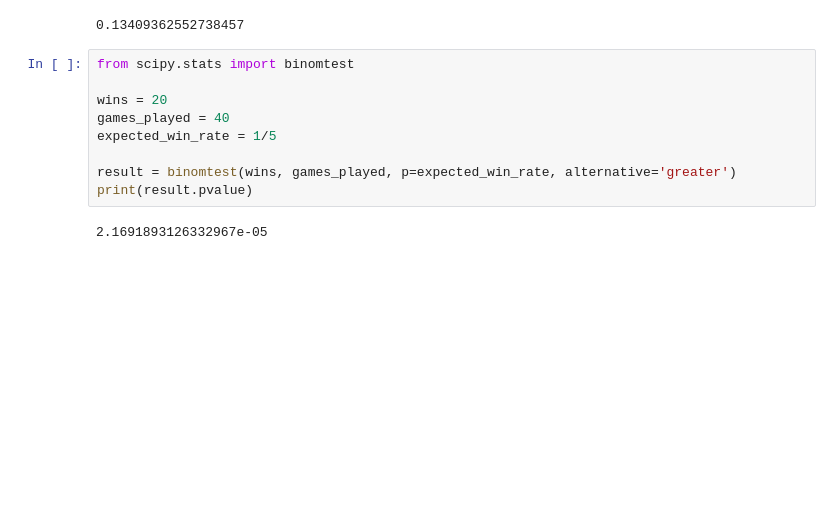
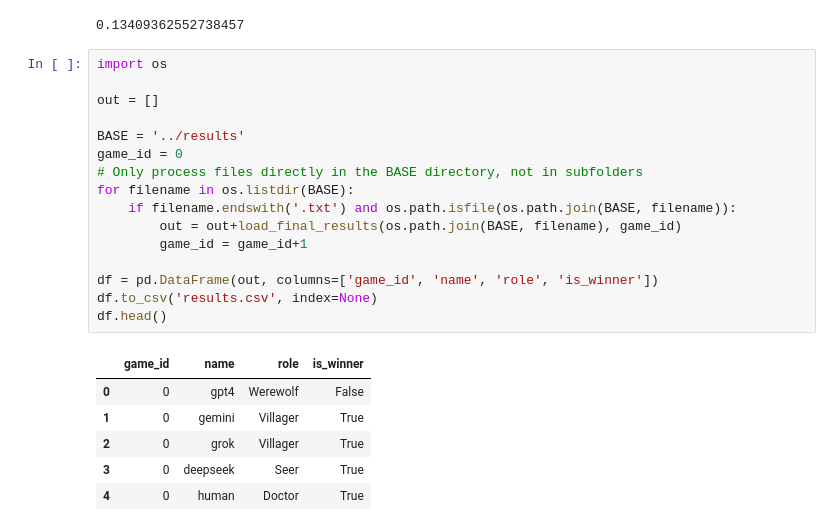
Before and after one commit to giteliot/werewolf_llm, a Jupyter notebook: notebooks/results.ipynb, the cells around one changed output. Drawn from its saved outputs; the diff is of its cells as text; blank space fills up the shorter version.

```diff
--- a/notebooks/results.ipynb
+++ b/notebooks/results.ipynb
@@ -120,14 +120,26 @@ result = binomtest(wins, games_played, p=expected_win_rate, alternative='greater
 print(result.pvalue)
 # %% [output]
 0.13409362552738457
-# %%
-from scipy.stats import binomtest
-
-wins = 20
-games_played = 40
-expected_win_rate = 1/5
-
-result = binomtest(wins, games_played, p=expected_win_rate, alternative='greater')
-print(result.pvalue)
-# %% [output]
-2.1691893126332967e-05
+# %%
+import os
+
+out = []
+
+BASE = '../results'
+game_id = 0
+# Only process files directly in the BASE directory, not in subfolders
+for filename in os.listdir(BASE):
+    if filename.endswith('.txt') and os.path.isfile(os.path.join(BASE, filename)):
+        out = out+load_final_results(os.path.join(BASE, filename), game_id)
+        game_id = game_id+1
+
+df = pd.DataFrame(out, columns=['game_id', 'name', 'role', 'is_winner'])
+df.to_csv('results.csv', index=None)
+df.head()
+# %% [output]
+|  | game_id | name | role | is_winner |
+| 0 | 0 | gpt4 | Werewolf | False |
+| 1 | 0 | gemini | Villager | True |
+| 2 | 0 | grok | Villager | True |
+| 3 | 0 | deepseek | Seer | True |
+| 4 | 0 | human | Doctor | True |
```
Also changed, not shown: parts of 3 cells of this notebook, 5 other files.
